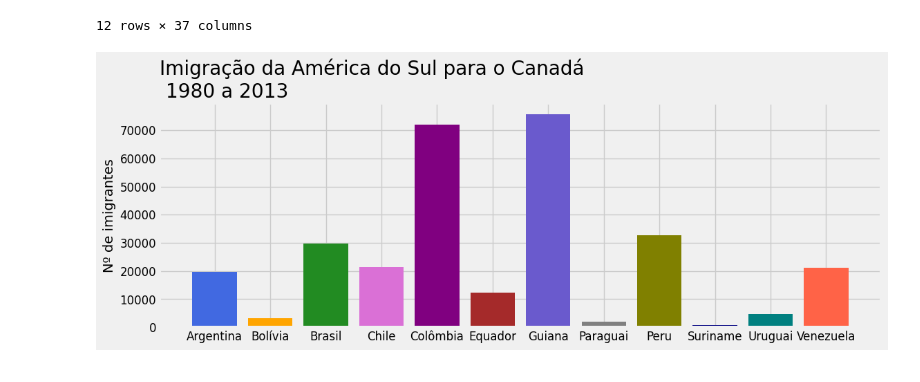
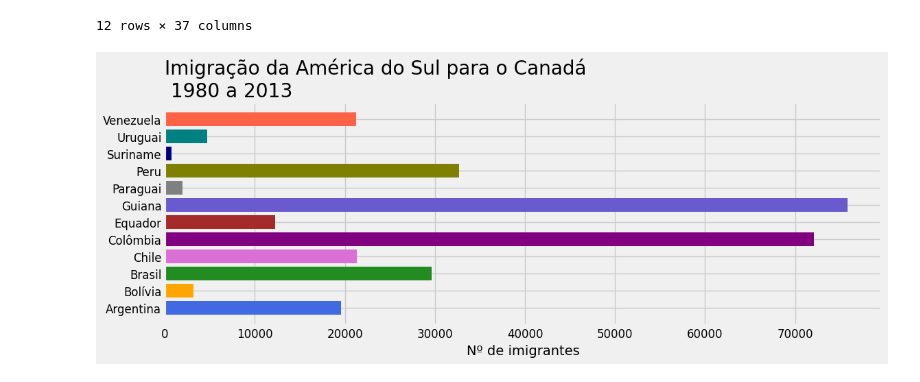
Before and after one commit to naimeaiub/-Data-Visualization---Python, a Jupyter notebook: Aula_1.ipynb, the cells around one changed output. Drawn from its saved outputs; the diff is of its cells as text; code cells hidden in the pictures.

```diff
--- a/Aula_1.ipynb
+++ b/Aula_1.ipynb
@@ -195,15 +195,15 @@ america_sul
 # %%
 cores= ['royalblue','orange','forestgreen','orchid','purple','brown','slateblue',
         'gray','olive','navy','teal','tomato']
 
 fig, ax = plt.subplots(figsize=(12,4))
 
-ax.bar(america_sul.index,america_sul['Total'], color = cores)
+ax.barh(america_sul.index,america_sul['Total'], color = cores)
 ax.set_title('Imigração da América do Sul para o Canadá \n 1980 a 2013', loc = 'left')
-ax.set_xlabel('')
-ax.set_ylabel('Nº de imigrantes', fontsize = 14)
+ax.set_ylabel('')
+ax.set_xlabel('Nº de imigrantes', fontsize = 14)
 ax.xaxis.set_tick_params(labelsize=12)
 ax.yaxis.set_tick_params(labelsize=12)
 plt.show()
 # %% [output]
-[figure, old version]
+[figure, new version]
```
Also changed, not shown: parts of 6 cells of this notebook, 2 other files.
